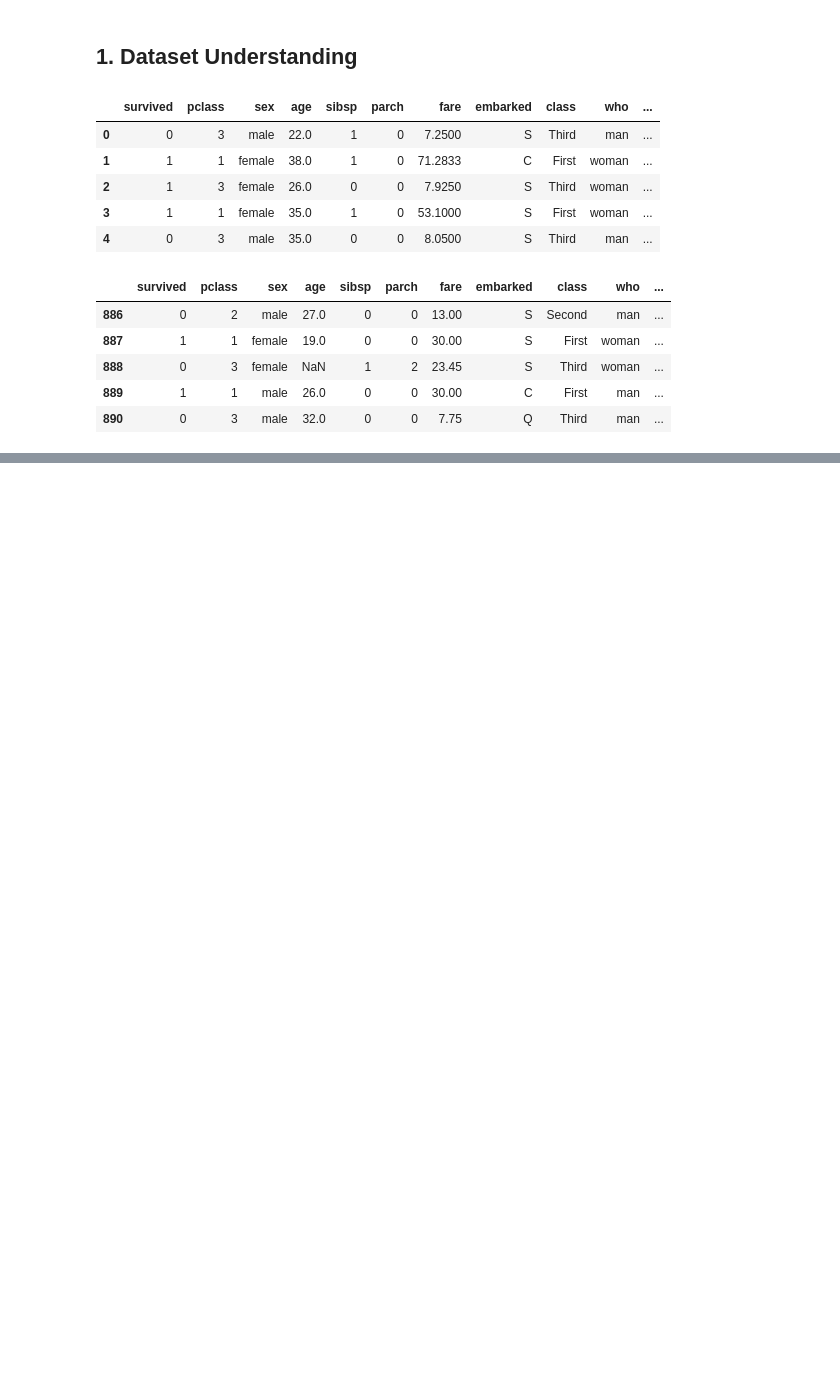
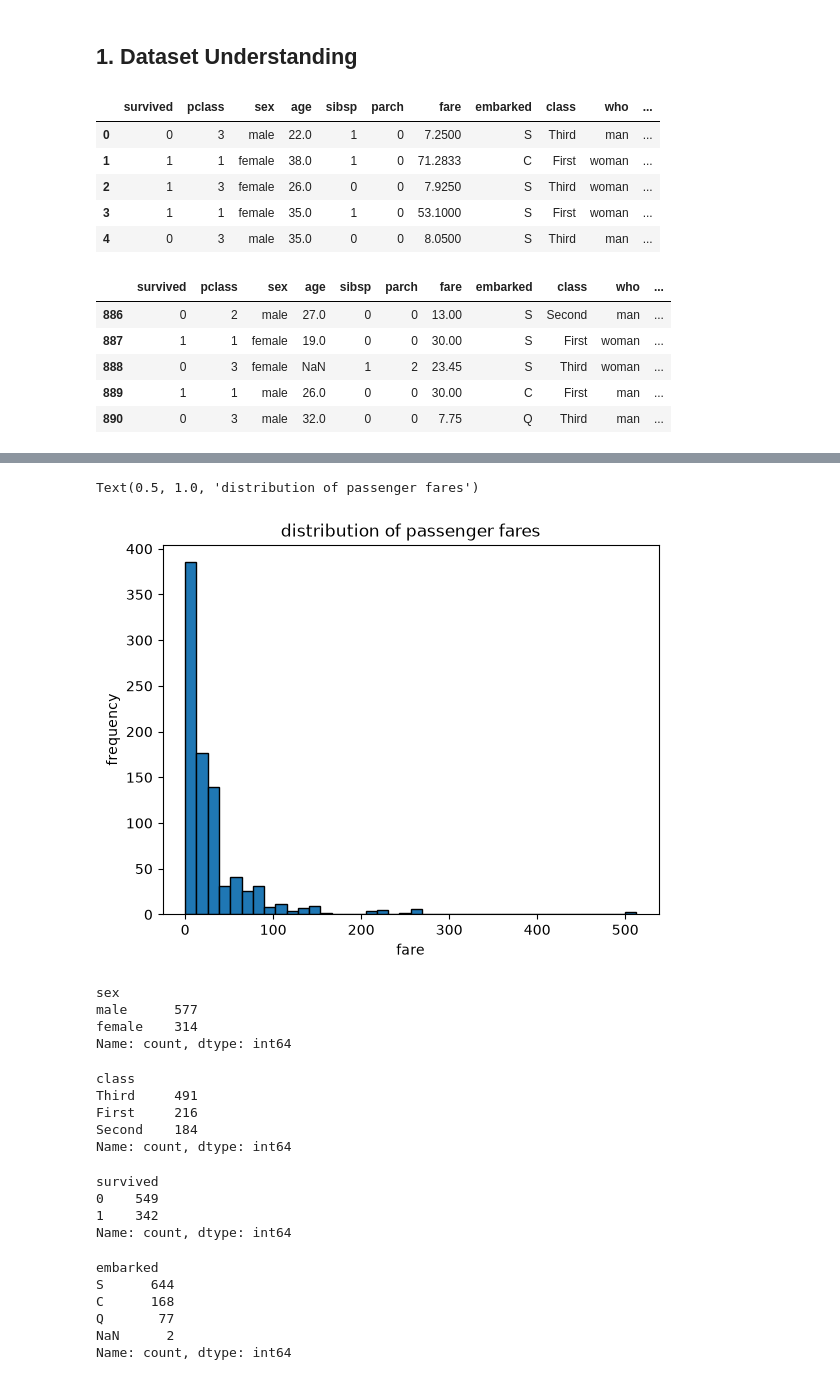
Before and after one commit to Abijith-RA/Recap_ML, a Jupyter notebook: Paper two/week 9/EDAtitanic/PractOne.ipynb, the cells around one changed output, grey strips where cells are left out. Drawn from its saved outputs; the diff is of its cells as text; code cells hidden in the pictures; blank space fills up the shorter version.

```diff
--- a/Paper two/week 9/EDAtitanic/PractOne.ipynb
+++ b/Paper two/week 9/EDAtitanic/PractOne.ipynb
@@ -27,0 +334,41 @@ df.tail(5)
+# %%
+fare_clean = df["fare"].dropna()
+
+plt.hist(fare_clean, bins=40, edgecolor="black")
+plt.xlabel("fare")
+plt.ylabel("frequency")
+plt.title("distribution of passenger fares")
+# %% [output]
+Text(0.5, 1.0, 'distribution of passenger fares')
+[figure, added]
+# %%
+df["sex"].value_counts()
+# %% [output]
+sex
+male      577
+female    314
+Name: count, dtype: int64
+# %%
+df["class"].value_counts()
+# %% [output]
+class
+Third     491
+First     216
+Second    184
+Name: count, dtype: int64
+# %%
+df["survived"].value_counts()
+# %% [output]
+survived
+0    549
+1    342
+Name: count, dtype: int64
+# %%
+df["embarked"].value_counts(dropna=False)
+# %% [output]
+embarked
+S      644
+C      168
+Q       77
+NaN      2
+Name: count, dtype: int64
```
Also changed, not shown: parts of 48 cells of this notebook, 2 other files.
